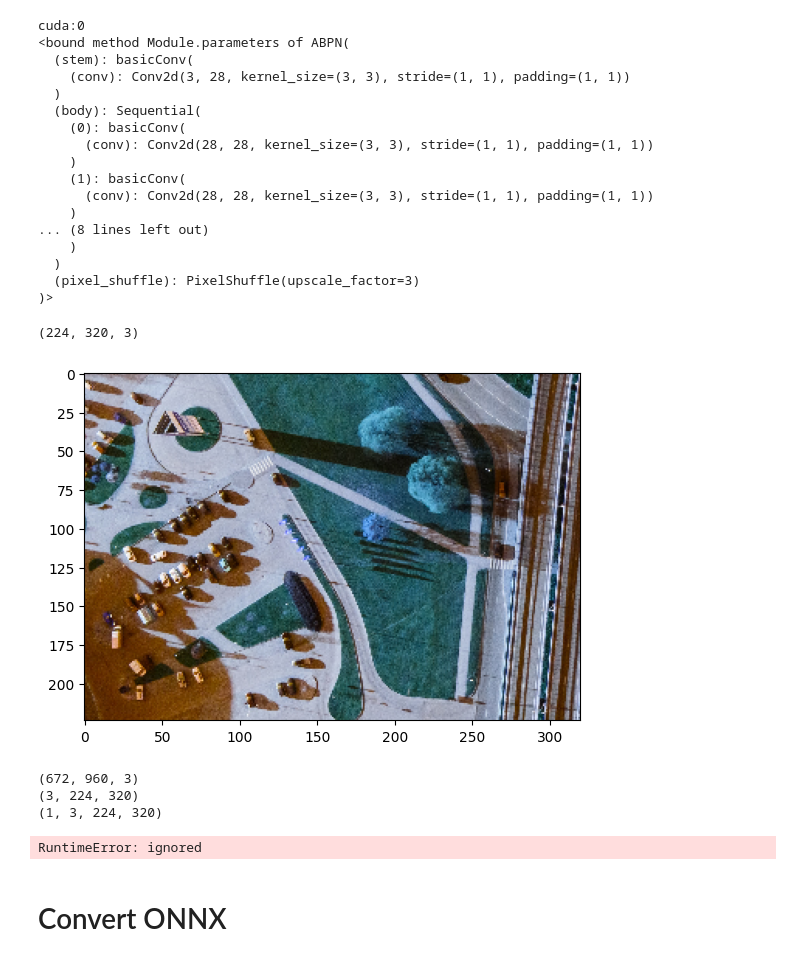
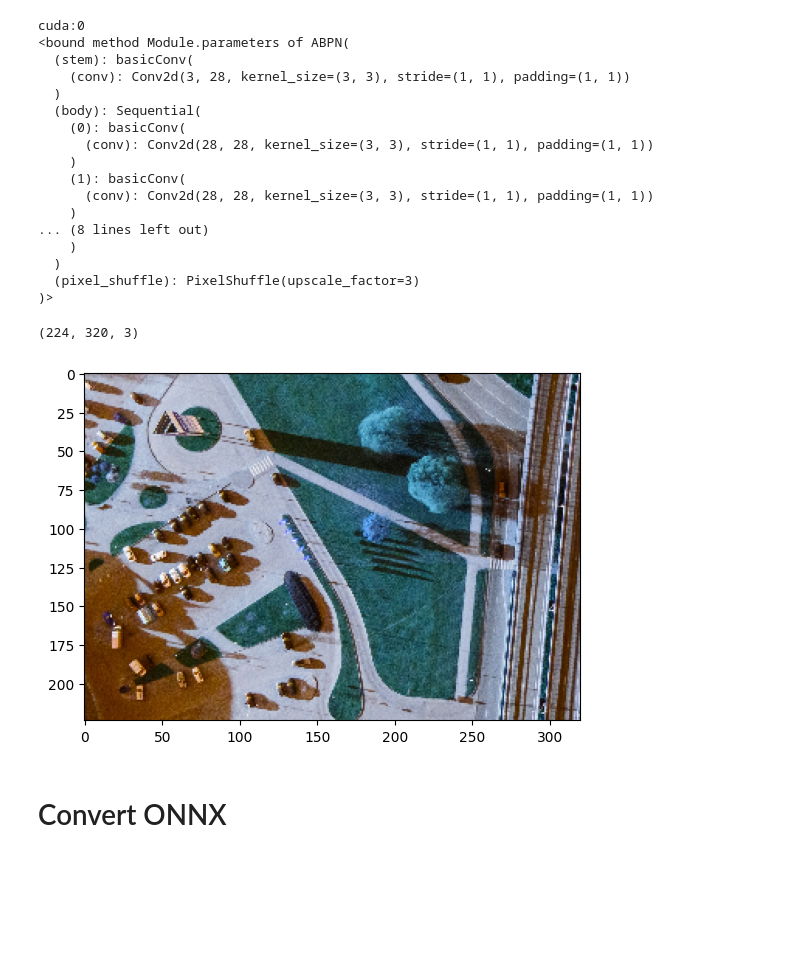
Before and after one commit to yoosk526/SR-for-training, a Jupyter notebook: SR_train_on_Colab.ipynb, the cells around one changed output. Cells and saved outputs as stored; diff of their text form; code cells hidden in the pictures; blank space fills up the shorter version.

```diff
--- a/SR_train_on_Colab.ipynb
+++ b/SR_train_on_Colab.ipynb
@@ -156,3 +171,10 @@ def horizontalFusion(bi:np.ndarray, sr:np.ndarray):
+# %%
+image   = input("Image path : ")
+weight  = input("Weight path : ")
+model   = input("Model (abpn, rlfn, innopeak) : ")
+scale   = int(input("Scale : "))
+qat     = bool(input("QAT (y/n) : "))
+norm    = bool(input("Normalization (y/n) : "))
 # %%
 device = torch.device('cuda:0' if torch.cuda.is_available() else 'cpu')
 print(device)
@@ -183,41 +208,12 @@ cuda:0
   )
   (pixel_shuffle): PixelShuffle(upscale_factor=3)
 )>
-# %%
-# cv2.namedWindow(LR_WINDOW)
-# cv2.namedWindow(BICUBIC_SR_WINDOW)
-# cv2.moveWindow(LR_WINDOW, 30, 20)
-# cv2.moveWindow(BICUBIC_SR_WINDOW, 800, 300)
-
-lrObj = cv2.imread('../image/aerial_01.png')
-print(lrObj.shape)
-
-plt.imshow(lrObj)
-plt.show()
-# %% [output]
-(224, 320, 3)
-[figure, removed]
-# %%
-bicubic = bicubicResize(lrObj)
-print(bicubic.shape)
-input_np = preprocess(lrObj)
-input_tc = torch.from_numpy(input_np)
-# print(input_tc.shape)
-# print(type(input_tc))
-sr_np = postprocess(model(input_tc))
-
-canvas = horizontalFusion(bicubic, sr_np)
-
-plt.imshow(canvas)
-plt.show()
-
-# cv2.imshow(BICUBIC_SR_WINDOW, canvas)
-# cv2.imshow(LR_WINDOW, lrObj)
-
-# cv2.waitKey()
-# cv2.destroyAllWindows()
-# %% [output]
-(672, 960, 3)
-(3, 224, 320)
-(1, 3, 224, 320)
-RuntimeError: ignored
+# %%
+lrObj = openImage(image)
+print(lrObj.shape)
+
+plt.imshow(lrObj)
+plt.show()
+# %% [output]
+(224, 320, 3)
+[figure, added]
```
Also changed, not shown: parts of 4 cells of this notebook, 1 other file.
